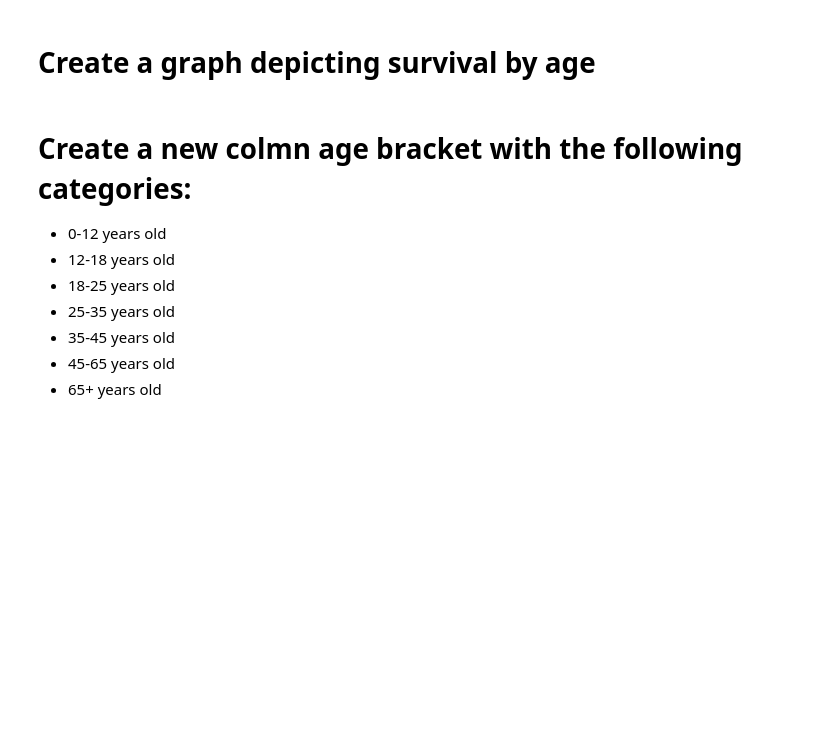
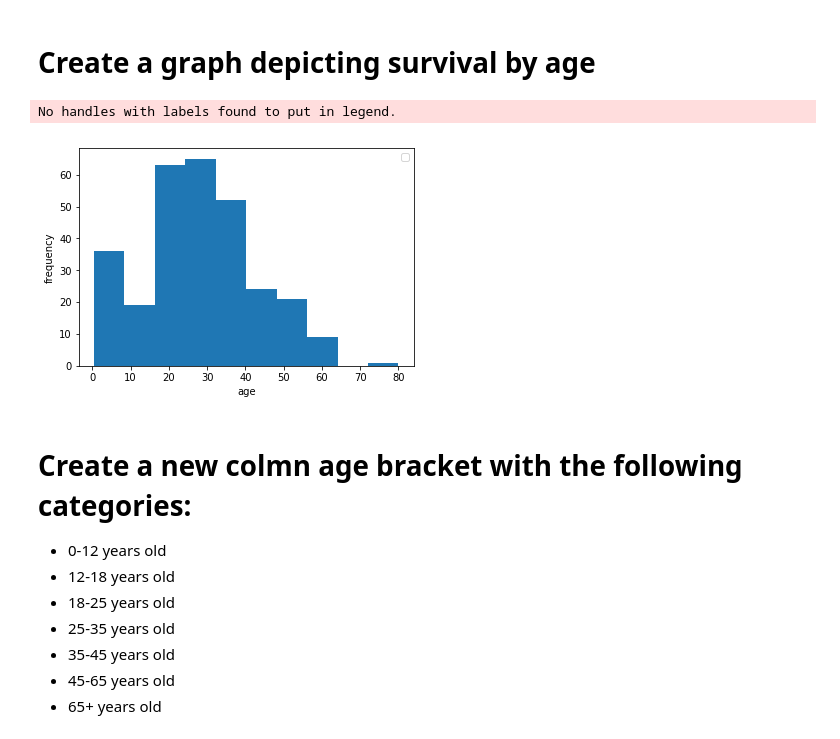
Before and after one commit to JoeGanser/ds-eda-interpolation-qa-internal, a Jupyter notebook: index.ipynb, the cells around one changed output. Cells and saved outputs as stored; diff of their text form; code cells hidden in the pictures; blank space fills up the shorter version.

```diff
--- a/index.ipynb
+++ b/index.ipynb
@@ -83,11 +83,14 @@ print(female_pct)
 # %%
 #Your code here
 
-plt.hist(survived['A', label=['male_age', 'female_age'])
+plt.hist(survived['Age'].dropna())
 plt.legend(loc='upper right')
 plt.ylabel('frequency')
 plt.xlabel('age')
 plt.show()
+# %% [output]
+No handles with labels found to put in legend.
+[figure, added]
 # %% [markdown]
 # Create a new colmn age bracket with the following categories:
 * 0-12 years old
```
